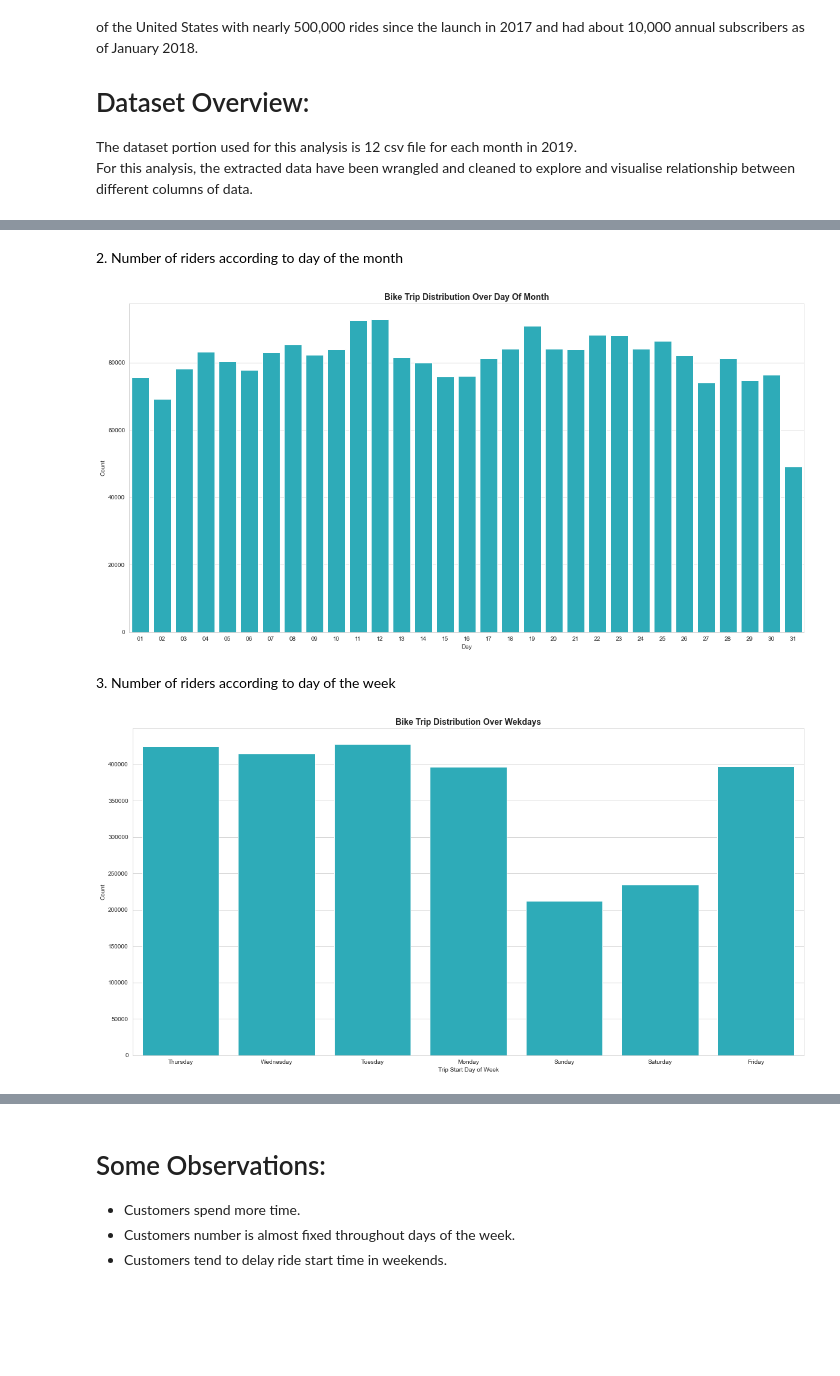
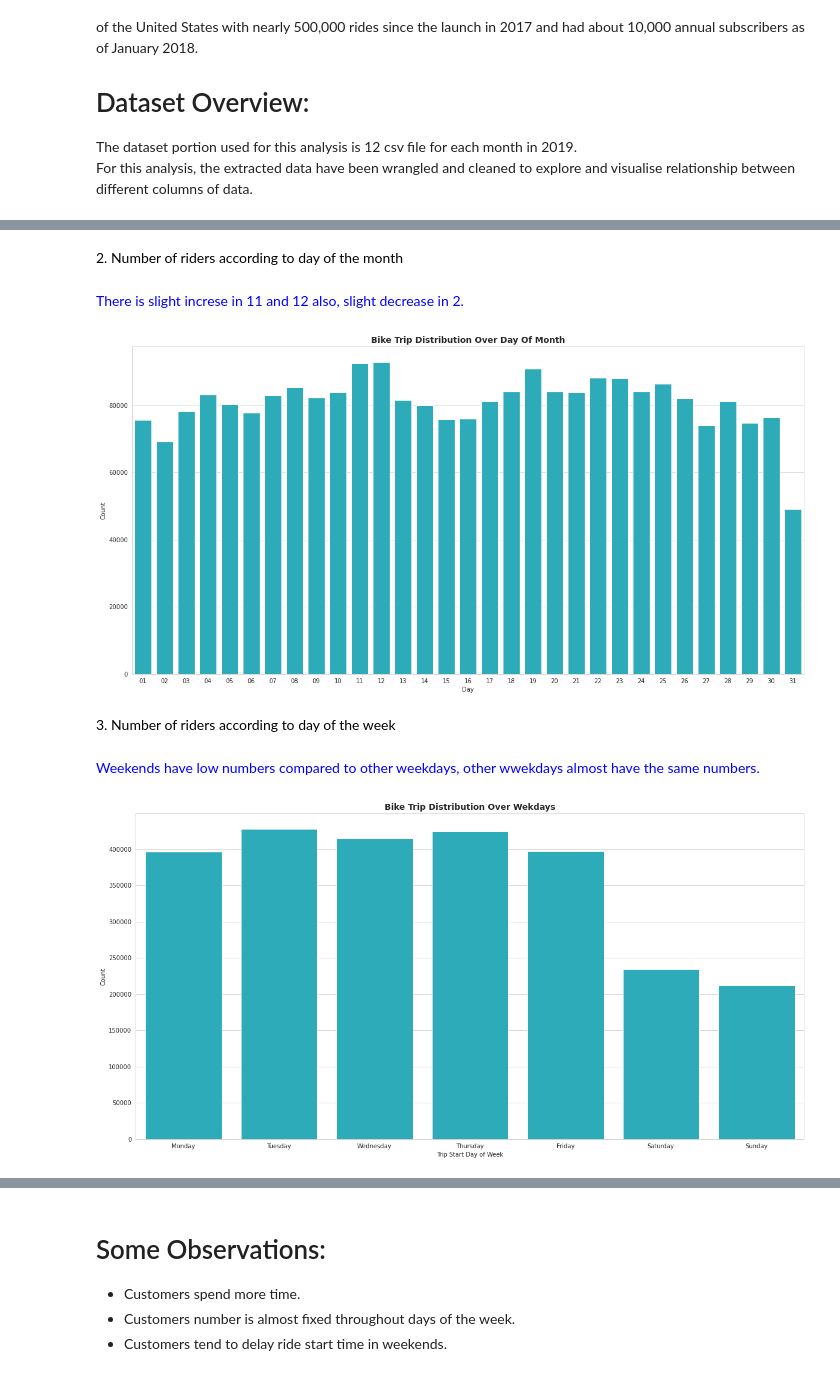
Before and after one commit to IbrahimOmar91/DataAnalysisND-P03, a Jupyter notebook: slide_deck.ipynb, the cells around one changed output, grey strips where cells are left out. Saved outputs shown, nothing was run; the diff lists cells and outputs as text; code cells hidden in the pictures; blank space fills up the shorter version.

```diff
--- a/slide_deck.ipynb
+++ b/slide_deck.ipynb
@@ -27,6 +27,9 @@ def printTxt(string, color=None):
 files = glob('../Data/2019/*.csv')
 data = [pd.read_csv(f, low_memory=False) for f in files]
 df = pd.concat(data, ignore_index=True)
+# %%
+weekday = ['Monday', 'Tuesday', 'Wednesday', 'Thursday', 'Friday', 'Saturday', 'Sunday']
+months = ['January', 'February', 'March', 'April', 'May', 'June', 'July', 'August', 'September', 'October', 'November', 'December']
 # %%
 df.drop(columns=['start_station_latitude', 'start_station_longitude',
                  'end_station_latitude', 'end_station_longitude',
@@ -51,8 +54,12 @@ df['duration_min'] = df.duration_sec / 60.
 header = '1. Number of riders on monthly basis throughout the year'
 printTxt(header, color='Black')
 
+text  = 'Looks like users prefer March and July,but numbers decrease during december.'
+printTxt(text, color='Blue')
+
+sb.set_style("whitegrid")
 fig, ax = plt.subplots(figsize = [20, 10])
-sb.countplot(data=df, x='start_month', color=baseColor);
+sb.countplot(data=df, x='start_month', color=baseColor, order=months);
 plt.xticks(rotation=45);
 plt.xlabel('Trip Start Month');
 plt.ylabel('Count');
@@ -64,27 +72,35 @@ plt.title('Bike trip distribution over months'.title(),fontsize = 14, weight = '
 header = '2. Number of riders according to day of the month'
 printTxt(header, color='Black')
 
+text  = 'There is slight increse in 11 and 12 also, slight decrease in 2.'
+printTxt(text, color='Blue')
+
 sb.set_style("whitegrid")
 fig, ax = plt.subplots(figsize = [20, 10])
-sb.countplot(data=df, x='start_day', color=baseColor);
+sb.countplot(data=df, x='start_day', color=baseColor, order=sorted(df.start_day.value_counts().index));
 plt.xlabel('Day');
 plt.ylabel('Count');
 plt.title('Bike trip distribution over day of month'.title(),fontsize = 14, weight = 'bold');
 # %% [output]
 <span style='color:Black'>2. Number of riders according to day of the month</span>
+<span style='color:Blue'>There is slight increse in 11 and 12 also, slight decrease in 2.</span>
-[figure, old version]
+[figure, new version]
 # %%
 header = '3. Number of riders according to day of the week'
 printTxt(header, color='Black')
 
+text  = 'Weekends have low numbers compared to other weekdays, other wwekdays almost have the same numbers.'
+printTxt(text, color='Blue')
+
 fig, ax = plt.subplots(figsize = [20,10])
-sb.countplot(data=df, x='start_dayofweek', color=baseColor);
+sb.countplot(data=df, x='start_dayofweek', color=baseColor, order=weekday);
 plt.xlabel('Trip Start Day of Week');
 plt.ylabel('Count');
 plt.title('Bike trip distribution over wekdays'.title(),fontsize = 14, weight = 'bold');
 # %% [output]
 <span style='color:Black'>3. Number of riders according to day of the week</span>
+<span style='color:Blue'>Weekends have low numbers compared to other weekdays, other wwekdays almost have the same numbers.</span>
-[figure, old version]
+[figure, new version]
 # %%
 header = '4. Number of riders according to hour of the day'
 printTxt(header, color='Black')
```
Also changed, not shown: parts of 9 cells of this notebook, 3 other files.
